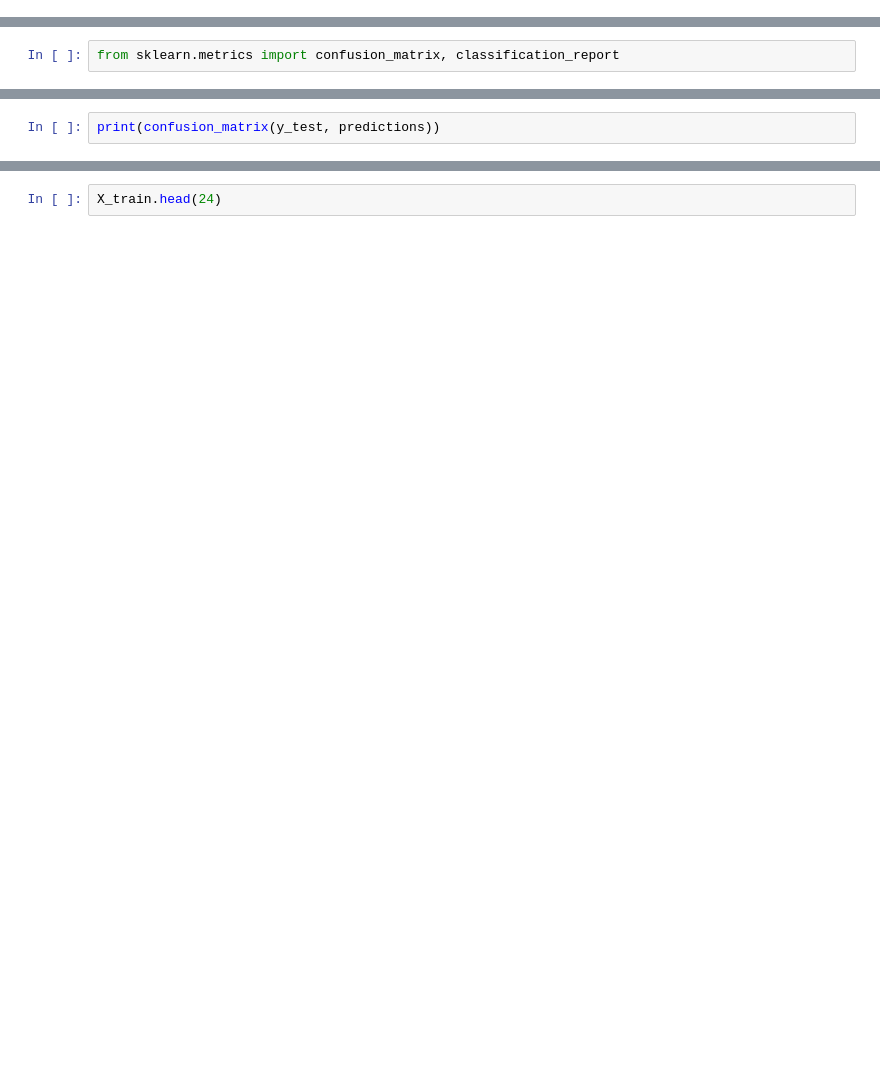
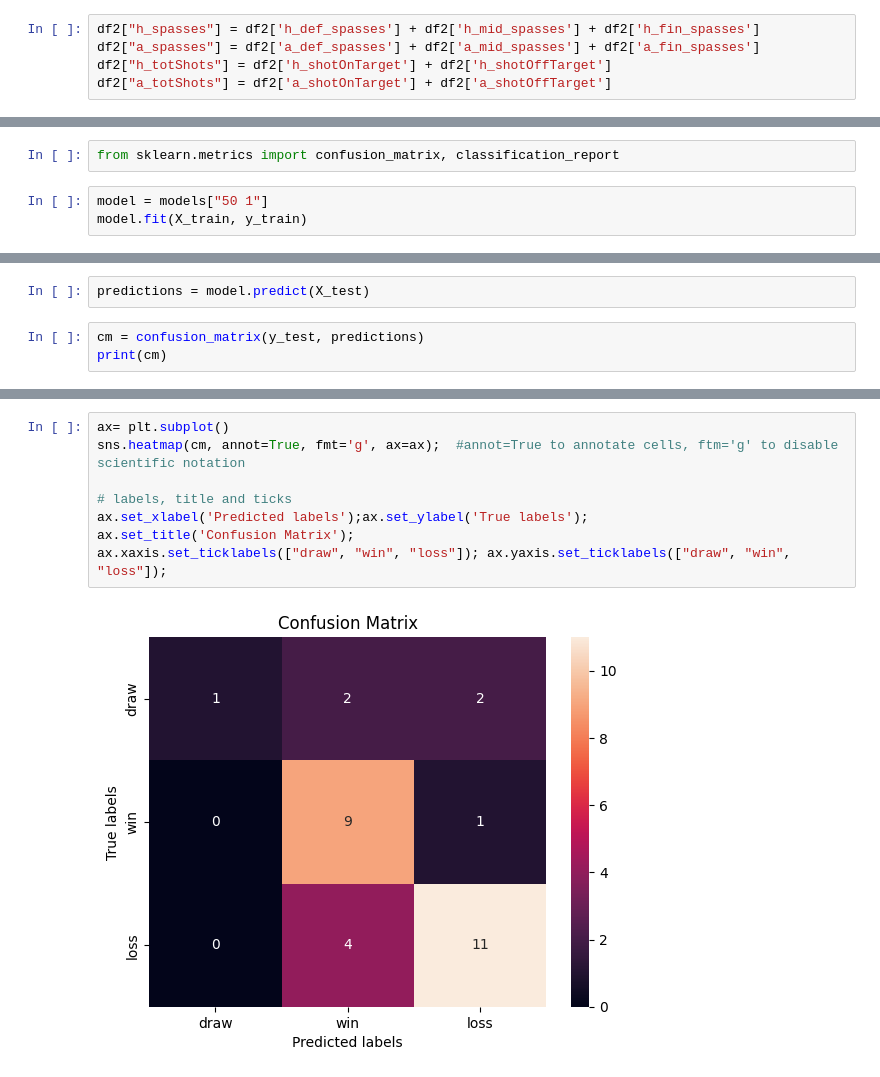
Before and after one commit to anguskhan/SPL_analysis, a Jupyter notebook: analysis.ipynb, the cells around one changed output, grey strips where cells are left out. Cells and saved outputs as stored; diff of their text form; blank space fills up the shorter version.

```diff
--- a/analysis.ipynb
+++ b/analysis.ipynb
@@ -228,0 +423,5 @@ fig = sns.clustermap(df2.corr())
+# %%
+df2["h_spasses"] = df2['h_def_spasses'] + df2['h_mid_spasses'] + df2['h_fin_spasses']
+df2["a_spasses"] = df2['a_def_spasses'] + df2['a_mid_spasses'] + df2['a_fin_spasses']
+df2["h_totShots"] = df2['h_shotOnTarget'] + df2['h_shotOffTarget']
+df2["a_totShots"] = df2['a_shotOnTarget'] + df2['a_shotOffTarget']
@@ -298,2 +545,5 @@ plt.show()
 # %%
 from sklearn.metrics import confusion_matrix, classification_report
+# %%
+model = models["50 1"]
+model.fit(X_train, y_train)
@@ -300,2 +562,5 @@ from sklearn.metrics import confusion_matrix, classification_report
+# %%
+predictions = model.predict(X_test)
 # %%
-print(confusion_matrix(y_test, predictions))
+cm = confusion_matrix(y_test, predictions)
+print(cm)
@@ -304,2 +583,10 @@ print(classification_report(y_test, predictions))
-# %%
-X_train.head(24)
+# %%
+ax= plt.subplot()
+sns.heatmap(cm, annot=True, fmt='g', ax=ax);  #annot=True to annotate cells, ftm='g' to disable scientific notation
+
+# labels, title and ticks
+ax.set_xlabel('Predicted labels');ax.set_ylabel('True labels');
+ax.set_title('Confusion Matrix');
+ax.xaxis.set_ticklabels(["draw", "win", "loss"]); ax.yaxis.set_ticklabels(["draw", "win", "loss"]);
+# %% [output]
+[figure, added]
```
Also changed, not shown: parts of 32 cells of this notebook, 1 other file.
